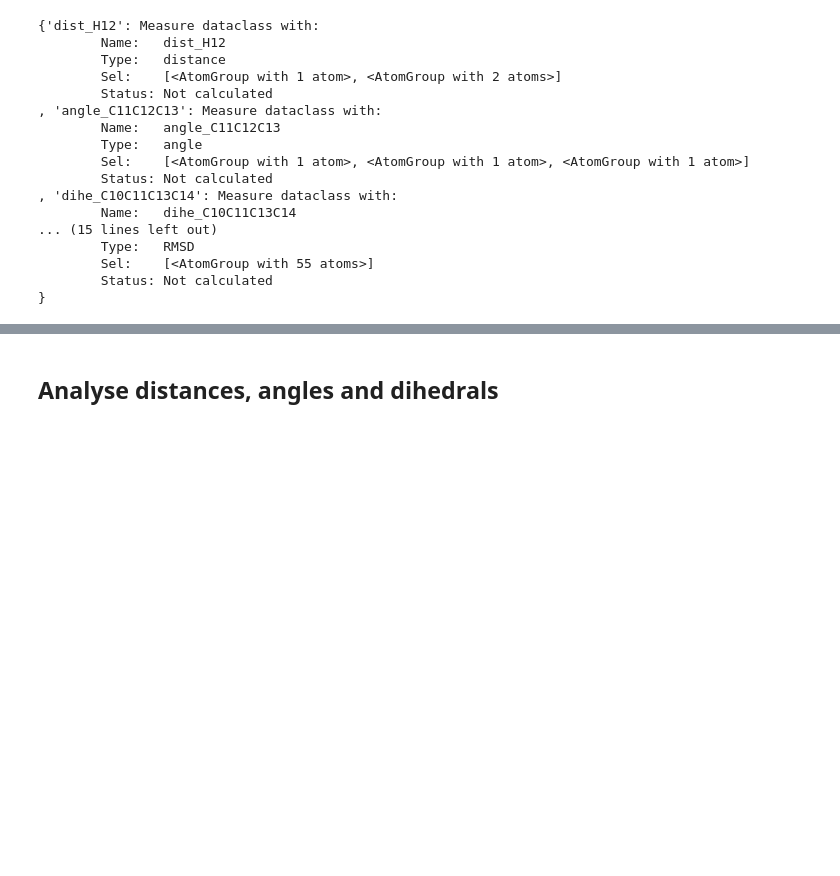
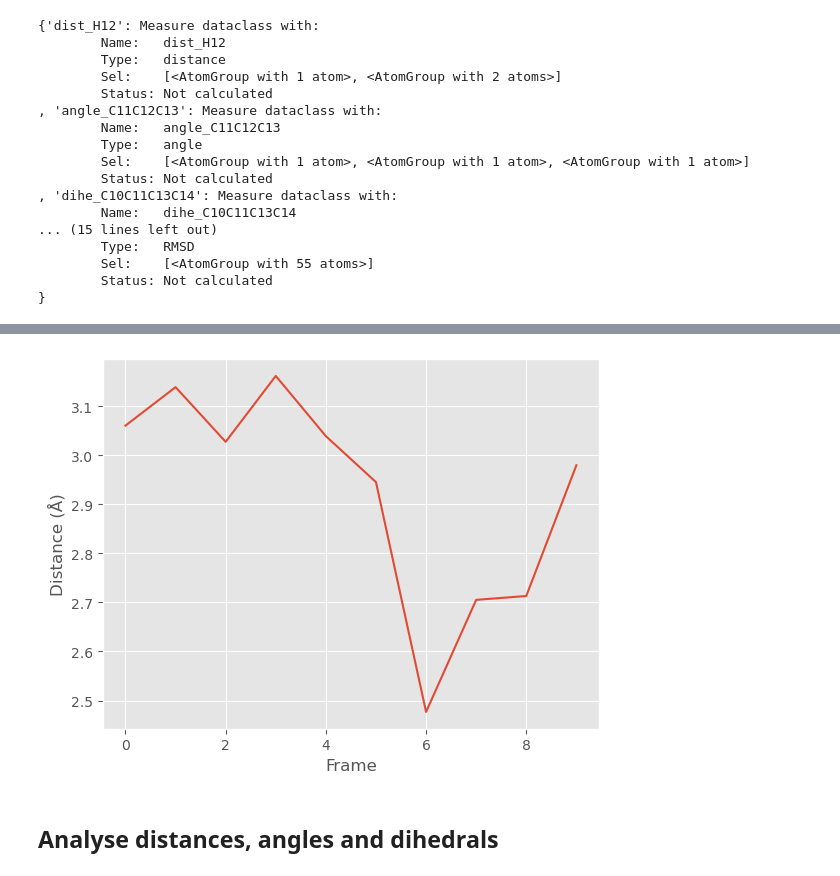
Before and after one commit to MolBioMedUAB/EMDA, a Jupyter notebook: example/example.ipynb, the cells around one changed output, grey strips where cells are left out. Drawn from its saved outputs; the diff is of its cells as text; code cells hidden in the pictures; blank space fills up the shorter version.

```diff
--- a/example/example.ipynb
+++ b/example/example.ipynb
@@ -5,6 +5,8 @@ print("EMDA version is:", __version__)
 from numpy import average
 
 import matplotlib.pyplot as plt
+
+plt.style.use('ggplot')
 # %% [output]
 EMDA version is: 0.2.0a3
 # %% [markdown]
@@ -13,7 +15,7 @@ EMDA version is: 0.2.0a3
 parameters = 'parameters.prmtop' # AMBER parameters file
 trajectory = 'trajectory.nc'     # AMBER NetCDF coordinates (10 frames)
 # %%
-emda = EMDA(parameters=parameters, trajectory=trajectory)
+emda2 = EMDA(parameters=parameters, trajectory=trajectory)
 # %% [output]
 Trajectory has been loaded!
 # %% [markdown]
@@ -67,5 +69,3 @@ print(emda.measures)
         Sel:    [<AtomGroup with 55 atoms>]
         Status: Not calculated
 }
-# %%
-emda.run()
@@ -72,3 +92,7 @@ emda.run()
+# %%
+emda.measures['dist_H12'].plot()
+# %% [output]
+[figure, added]
 # %% [markdown]
 ## Analyse distances, angles and dihedrals
 # %%
```
Also changed, not shown: parts of 8 cells of this notebook.
